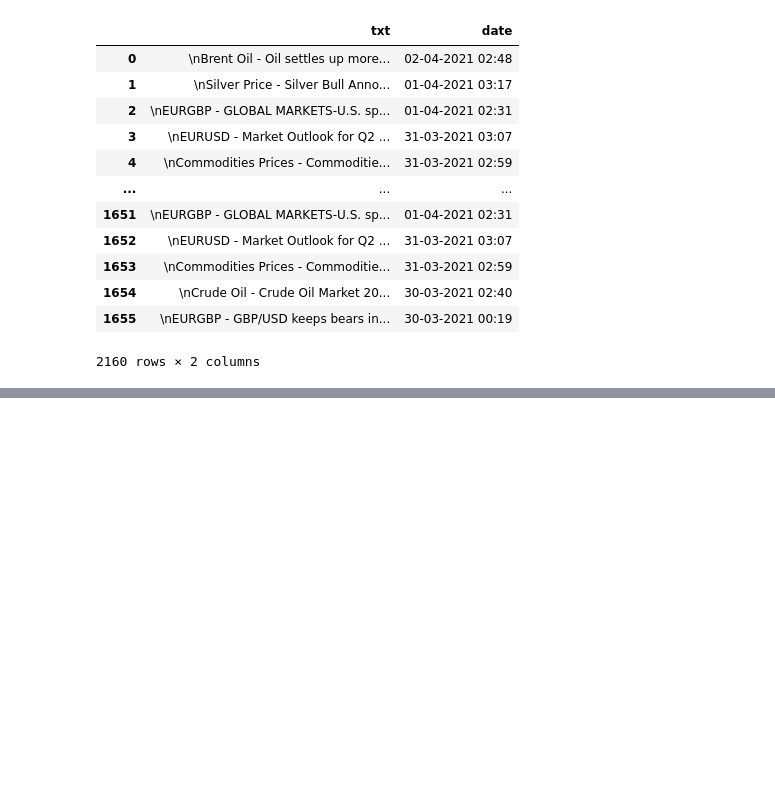
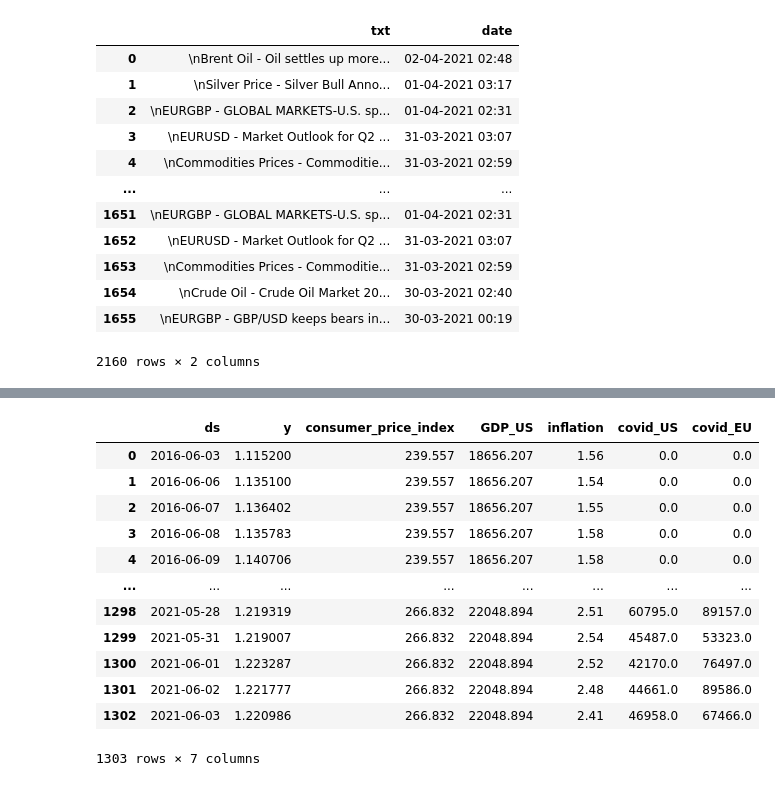
Before and after one commit to julwdo/ammagamma-lab, a Jupyter notebook: part-2/TEXT_CLASSIFICATION_task.ipynb, the cells around one changed output, grey strips where cells are left out. Drawn from its saved outputs; the diff is of its cells as text; code cells hidden in the pictures; blank space fills up the shorter version.

```diff
--- a/part-2/TEXT_CLASSIFICATION_task.ipynb
+++ b/part-2/TEXT_CLASSIFICATION_task.ipynb
@@ -389,3 +373,24 @@ new_data_1
 219 rows × 2 columns
 # %%
 new_data_1.to_csv('D:/Studies/Materials/Second-cycle/I year/III trimester/Ammagamma-Lab/ammagamma-lab/part-2/new_data.csv', index=False)
+# %%
+# Load the forex data
+import pandas as pd
+
+forex_data = pd.read_csv('D:/Studies/Materials/Second-cycle/I year/III trimester/Ammagamma-Lab/ammagamma-lab/part-2/forex_data.csv')
+forex_data = forex_data.iloc[:, 1:]
+forex_data
+# %% [output]
+|  | ds | y | consumer_price_index | GDP_US | inflation | covid_US | covid_EU |
+| 0 | 2016-06-03 | 1.115200 | 239.557 | 18656.207 | 1.56 | 0.0 | 0.0 |
+| 1 | 2016-06-06 | 1.135100 | 239.557 | 18656.207 | 1.54 | 0.0 | 0.0 |
+| 2 | 2016-06-07 | 1.136402 | 239.557 | 18656.207 | 1.55 | 0.0 | 0.0 |
+| 3 | 2016-06-08 | 1.135783 | 239.557 | 18656.207 | 1.58 | 0.0 | 0.0 |
+| 4 | 2016-06-09 | 1.140706 | 239.557 | 18656.207 | 1.58 | 0.0 | 0.0 |
+| ... | ... | ... | ... | ... | ... | ... | ... |
+| 1298 | 2021-05-28 | 1.219319 | 266.832 | 22048.894 | 2.51 | 60795.0 | 89157.0 |
+| 1299 | 2021-05-31 | 1.219007 | 266.832 | 22048.894 | 2.54 | 45487.0 | 53323.0 |
+| 1300 | 2021-06-01 | 1.223287 | 266.832 | 22048.894 | 2.52 | 42170.0 | 76497.0 |
+| 1301 | 2021-06-02 | 1.221777 | 266.832 | 22048.894 | 2.48 | 44661.0 | 89586.0 |
+| 1302 | 2021-06-03 | 1.220986 | 266.832 | 22048.894 | 2.41 | 46958.0 | 67466.0 |
+1303 rows × 7 columns
```
Also changed, not shown: parts of 10 cells of this notebook, 8 other files.
